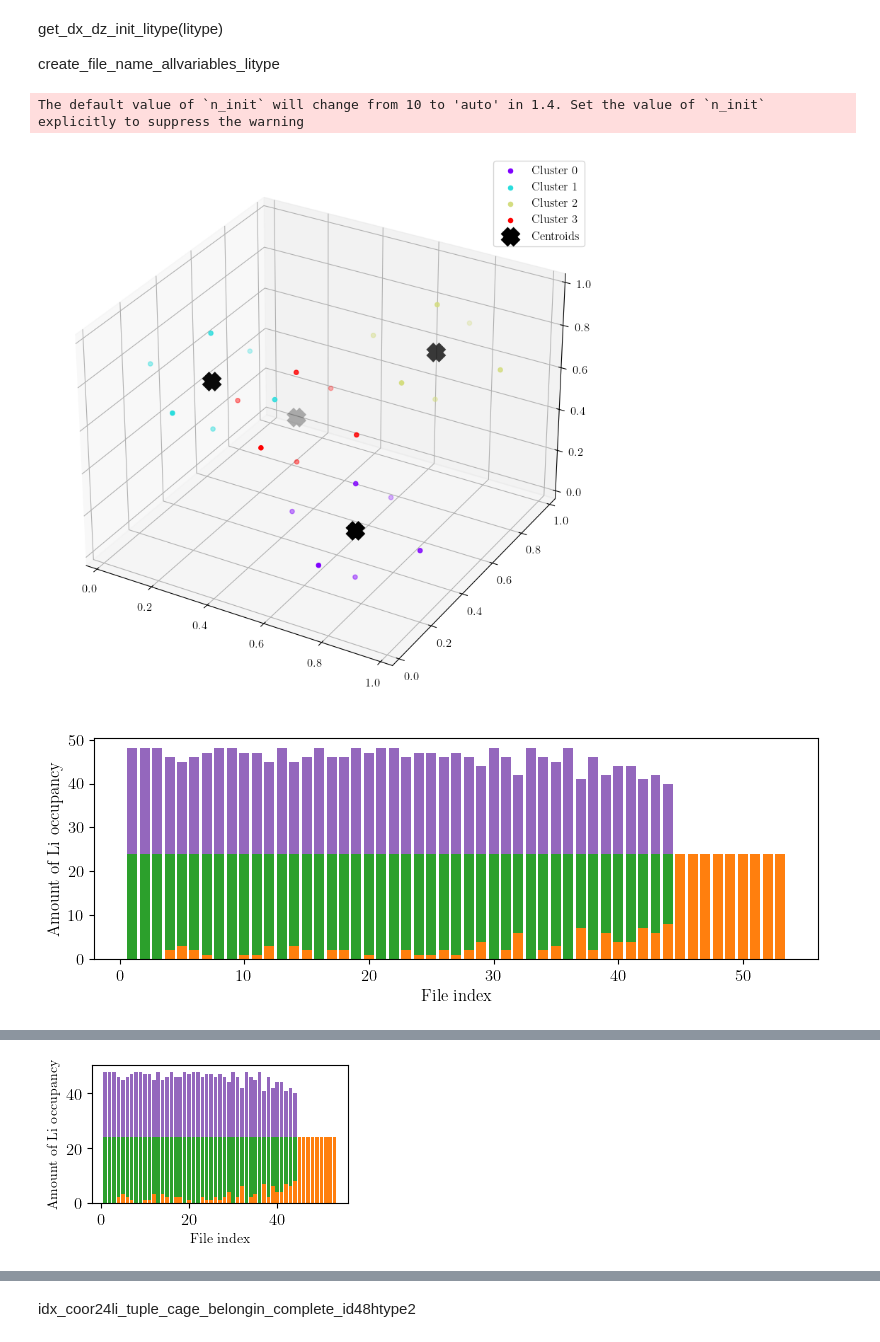
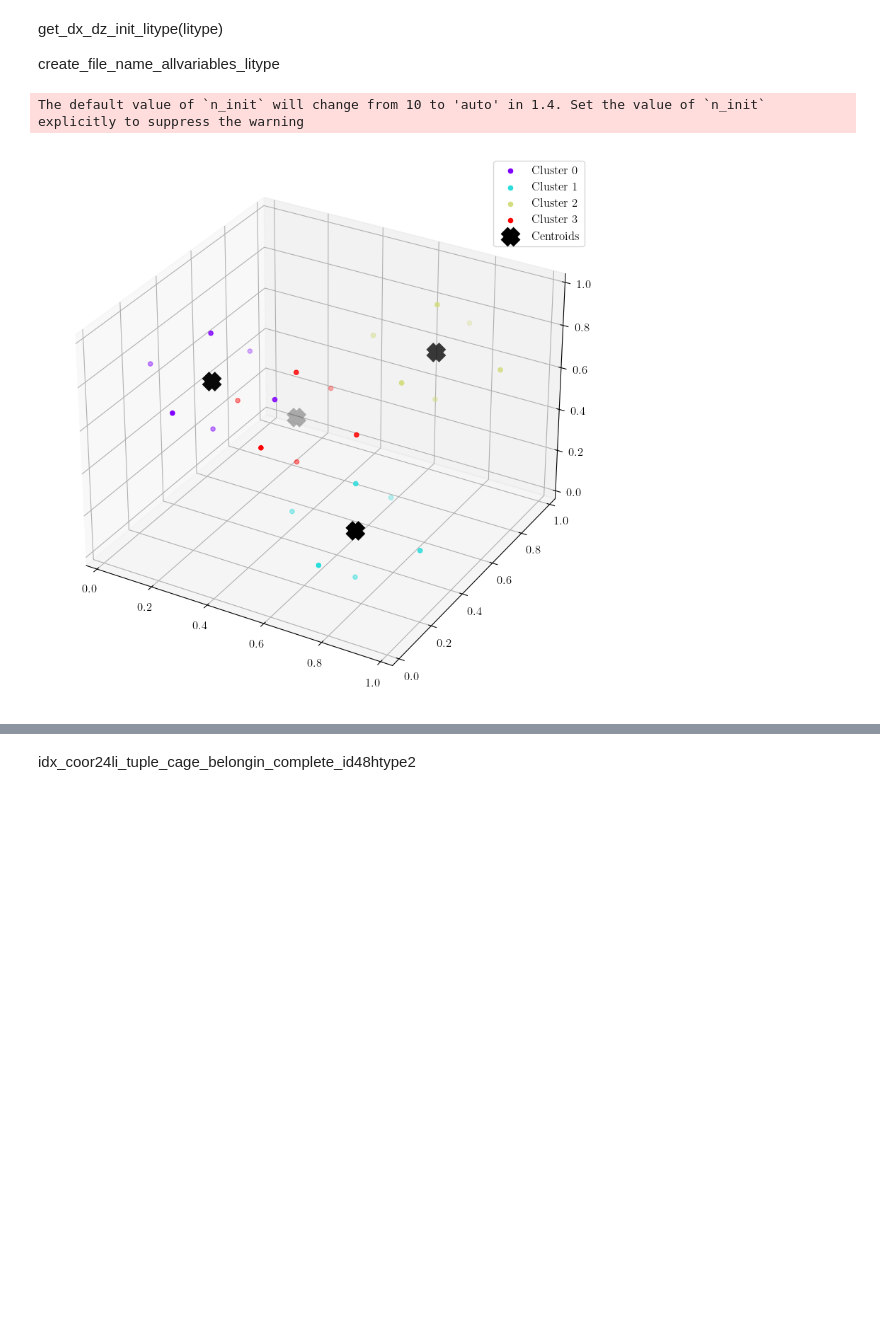
Before and after one commit to a-firdaus/LitMove, a Jupyter notebook: 03_orientation_and_mapping_packages.ipynb, the cells around one changed output, grey strips where cells are left out. Cells and saved outputs as stored; diff of their text form; code cells hidden in the pictures; blank space fills up the shorter version.

```diff
--- a/03_orientation_and_mapping_packages.ipynb
+++ b/03_orientation_and_mapping_packages.ipynb
@@ -78,8 +79,8 @@ amount_Cl = 4
 
 lattice_constant = 10.2794980000
 
-litype = 0
-file_perfect_poscar_48n24_wo_cif = "Li6PS5Cl_type0"
+# lityp = 0
+# file_perfect_eposcar_48n24_wo_cif = "Li6PS5Cl_type0"
 
 # litype = 1
 # file_perfect_poscar_48n24_wo_cif = "Li6PS5Cl_type1"
@@ -97,12 +98,12 @@ file_perfect_poscar_48n24_wo_cif = "Li6PS5Cl_type0"
 # # file_perfect_poscar_48n24_wo_cif = "Li6PS5Cl_optitype1n2_strictr_a_type3_B_noweirdnr" # "Li6PS5Cl_optitype1n2_strictr_a_type3" # "Li6PS5Cl_optitype1n2_strictr_a_type3_A"
 # file_perfect_poscar_48n24_wo_cif = "Li6PS5Cl_type3"
 
-# litype = 4
-# # # file_perfect_poscar_48n24_wo_cif = "Li6PS5Cl_type4_trial2"
-# # # file_perfect_poscar_48n24_wo_cif = "Li6PS5Cl_type4_DBSCAN_0_5_a_optitype2"
-# # # file_perfect_poscar_48n24_wo_cif = "Li6PS5Cl_type4_31" # "Li6PS5Cl_optitype1n2_strictr_a_type4_weirdo1_var2"
-# # file_perfect_poscar_48n24_wo_cif = "Li6PS5Cl_optitype1n2_strictr_a_type4_weirdo1_var2_opti_zoomedin"
-# file_perfect_poscar_48n24_wo_cif = "Li6PS5Cl_type4"
+litype = 4
+# # file_perfect_poscar_48n24_wo_cif = "Li6PS5Cl_type4_trial2"
+# # file_perfect_poscar_48n24_wo_cif = "Li6PS5Cl_type4_DBSCAN_0_5_a_optitype2"
+# # file_perfect_poscar_48n24_wo_cif = "Li6PS5Cl_type4_31" # "Li6PS5Cl_optitype1n2_strictr_a_type4_weirdo1_var2"
+# file_perfect_poscar_48n24_wo_cif = "Li6PS5Cl_optitype1n2_strictr_a_type4_weirdo1_var2_opti_zoomedin"
+file_perfect_poscar_48n24_wo_cif = "Li6PS5Cl_type4"
 
 # litype = 5
 # # file_perfect_poscar_48n24_wo_cif = "Li6PS5Cl_type5"           # better
@@ -117,7 +118,7 @@ file_perfect_poscar_48n24_wo_cif = "Li6PS5Cl_type0"
 file_perfect_poscar_48n24 = f"{file_perfect_poscar_48n24_wo_cif}.cif"
 
 activate_radius = 1 # [1: r1 for 24g 48htype1 48htype2, 2: r2 for 48htype1 48htype2, 3: r3 for 48htype2]
-max_mapping_radius = 0.051 # 0.051 # 0.051 # 0.043 ### 0.018 # 0.015 # 0.043
+max_mapping_radius = 0.043 # 0.051 # 0.051 # 0.043 ### 0.018 # 0.015 # 0.043
 max_mapping_radius_48htype2 = 0.066 # 0.076 ### 0.075 # 0.051 # 0.076
 max_mapping_radius_48htype1_48htype2 = (max_mapping_radius + max_mapping_radius_48htype2) / 2
 file_perfect_poscar_24 = "Li6PS5Cl_type0.cif"
@@ -428,36 +432,20 @@ get_dx_dz_init_litype(litype)
 create_file_name_allvariables_litype
 # %%
 tuple_metainfo = metainfo.tuple(coor_ref_structure_48n24_expanded, litype, el = "Li")
-coor_48htype1_metainfo = metainfo.coor_48htype2(coor_ref_structure_48n24_expanded, el = 'Li')
+# # NECESSARY STEP: modify "48htype1" in "idx_coor_limapped_weirdos_dict" for litype=1
+metainfo.relabel_48htype1(tuple_metainfo, litype)
 
-file_loc_important_cols_sorted = file_loc_important_cols.sort_values("toten [eV]", ascending=True).reset_index()
+coor_48htype2_metainfo = metainfo.coor_48htype2(coor_ref_structure_48n24_expanded, litype, el = 'Li')
 
 idx_coor_cage_order = {0: np.array([0.97111, 0.25   , 0.25   ]), 3: np.array([0.02889, 0.75   , 0.25   ]),
                        1: np.array([0.02889, 0.25   , 0.75   ]), 2: np.array([0.97111, 0.75   , 0.75   ])}
 
 coor_24g_array = np.array([item['coor'] for sublist in tuple_metainfo.values() for item in sublist if item['type'] == '24g'])
 centroids, labels = func_kmeans.kmeans_cluster_atoms(coor_24g_array, amount_clusters = 4)
 func_kmeans.create_POSCAR_atoms_centroids_appended(coor_24g_array, centroids, direc_restructure_destination, lattice_constant, filename = "POSCAR_24g_centroids4")
 
 idx_cage_coor_24g = metainfo.idx_cage_coor_24g(coor_24g_array, labels, idx_coor_cage_order, amount_clusters = 4)
 tuple_cage_metainfo = metainfo.tuple_cage(tuple_metainfo, idx_cage_coor_24g)
-
-
-category_labels_occupancy = {
-    '2': 'Doubly occupied',
-    '1': 'Singly occupied',
-    '0': 'Empty',
-    '48htype1': '48h type 2',
-    'weirdo': 'Unassigned'
-    # ... add more as needed
-}
-
-move_by_occupancy.get_occupancy(file_loc_important_cols_sorted, coor_ref_structure_48n24_expanded, tuple_cage_metainfo, el = "Li")
-df_occupancy_strict = movement.plot_occupancy(file_loc_important_cols_sorted, category_labels_occupancy, direc_restructure_destination, litype, strict_count=True)
-
-move_by_occupancy.get_occupancy(file_loc_important_cols_sorted, coor_ref_structure_48n24_expanded, tuple_cage_metainfo, el = "Li")
-df_occupancy = movement.plot_occupancy(file_loc_important_cols_sorted, category_labels_occupancy, direc_restructure_destination, litype, strict_count=False)
 # %% [output]
 The default value of `n_init` will change from 10 to 'auto' in 1.4. Set the value of `n_init` explicitly to suppress the warning
-[figure, old version]
+[figure, new version]
-[figure, removed]
@@ -465 +451,0 @@ The default value of `n_init` will change from 10 to 'auto' in 1.4. Set the valu
-[figure, removed]
```
Also changed, not shown: parts of 94 cells of this notebook, 17 other files.
